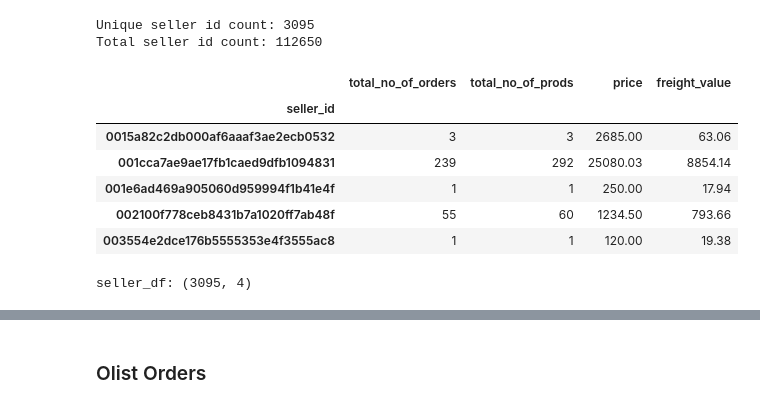
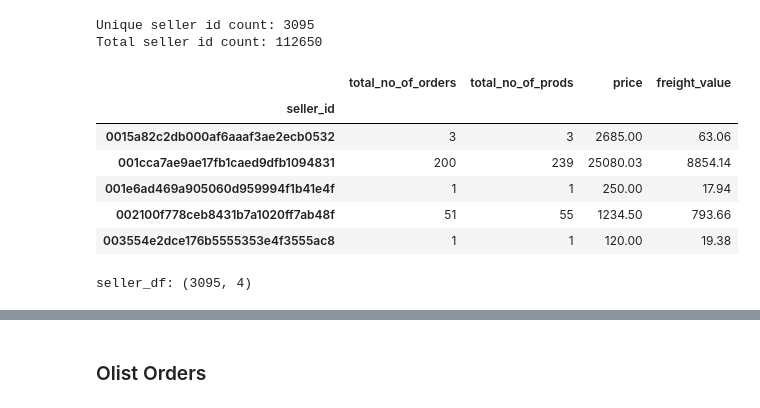
Before and after one commit to hilarylimyuxuan/Customer-Segmentation-Model, a Jupyter notebook: Olist Customer Segmentation Model.ipynb, the cells around one changed output, grey strips where cells are left out. Cells and saved outputs as stored; diff of their text form; code cells hidden in the pictures.

```diff
--- a/Olist Customer Segmentation Model.ipynb
+++ b/Olist Customer Segmentation Model.ipynb
@@ -369,21 +343,21 @@ Total seller id count: 112650
 # %%
 # pivot seller_ID by different aggregate values
 seller_df = order_items[['seller_id', 'order_id','order_item_id','price','freight_value']].copy()
-seller_df = pd.pivot_table(seller_df, index='seller_id', aggfunc= {'order_id': 'count','order_item_id': 'sum','price': 'sum','freight_value': 'sum'})
+seller_df = pd.pivot_table(seller_df, index='seller_id', aggfunc= {'order_id': 'nunique','order_item_id': 'count','price': 'sum','freight_value': 'sum'})
 seller_df.rename(columns  = {"order_id": "total_no_of_orders",
                      "order_item_id":"total_no_of_prods"},
                                  inplace = True)
 seller_df = seller_df[['total_no_of_orders', 'total_no_of_prods', 'price','freight_value']]
 display(seller_df.head())
 #Check total count
 print("seller_df:", seller_df.shape)
 # %% [output]
 |  | total_no_of_orders | total_no_of_prods | price | freight_value |
 | seller_id |  |  |  |  |
 | 0015a82c2db000af6aaaf3ae2ecb0532 | 3 | 3 | 2685.00 | 63.06 |
-| 001cca7ae9ae17fb1caed9dfb1094831 | 239 | 292 | 25080.03 | 8854.14 |
+| 001cca7ae9ae17fb1caed9dfb1094831 | 200 | 239 | 25080.03 | 8854.14 |
 | 001e6ad469a905060d959994f1b41e4f | 1 | 1 | 250.00 | 17.94 |
-| 002100f778ceb8431b7a1020ff7ab48f | 55 | 60 | 1234.50 | 793.66 |
+| 002100f778ceb8431b7a1020ff7ab48f | 51 | 55 | 1234.50 | 793.66 |
 | 003554e2dce176b5555353e4f3555ac8 | 1 | 1 | 120.00 | 19.38 |
 seller_df: (3095, 4)
 # %%
```
Also changed, not shown: parts of 11 cells of this notebook.
